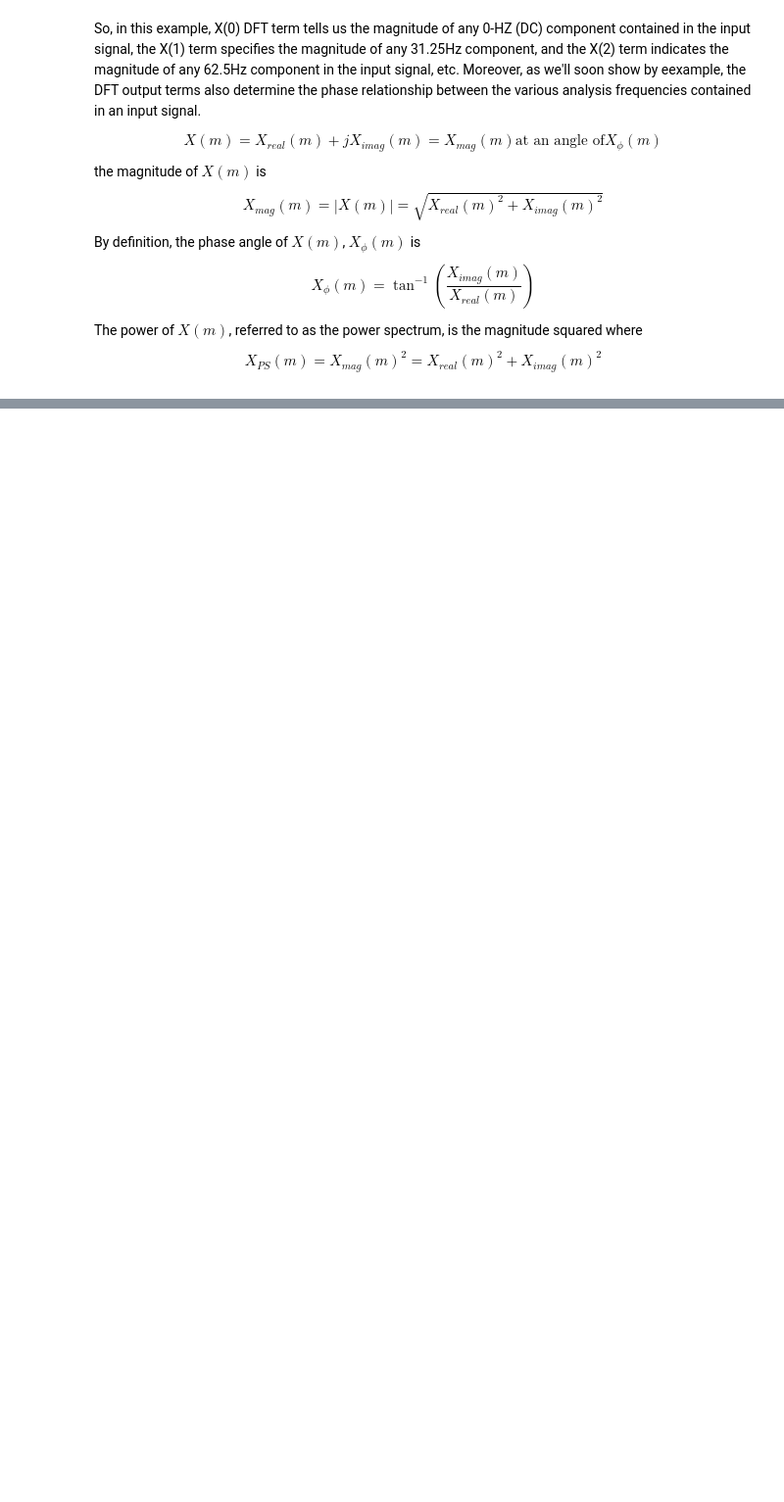
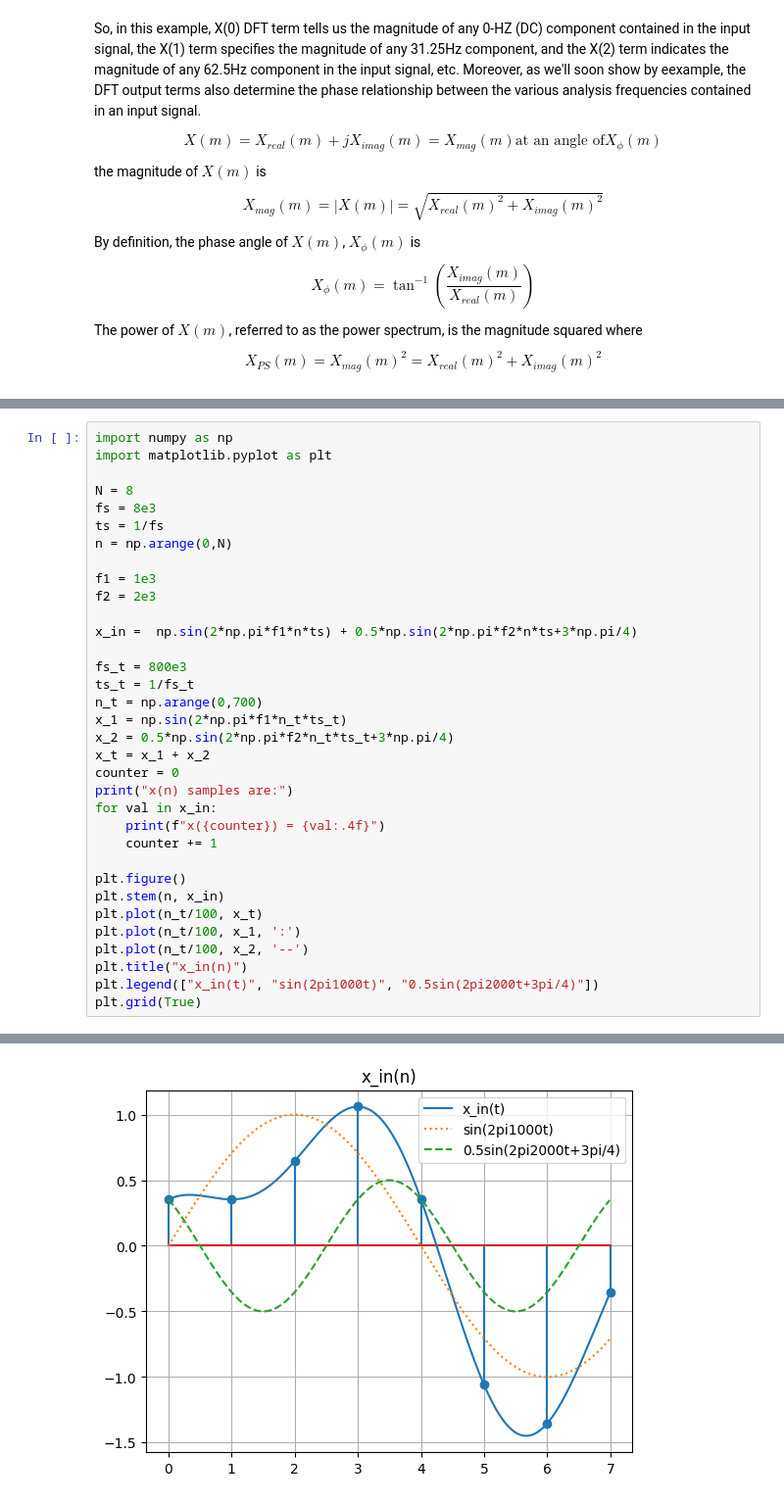
Before and after one commit to nunoatmoreira/SDR, a Jupyter notebook: 3-discrete-fourier-transform.ipynb, the cells around one changed output, grey strips where cells are left out. Shown: that part at 98% size. Drawn from its saved outputs; the diff is of its cells as text; blank space fills up the shorter version.

```diff
--- a/3-discrete-fourier-transform.ipynb
+++ b/3-discrete-fourier-transform.ipynb
@@ -113,0 +126,35 @@ $$
+# %%
+import numpy as np
+import matplotlib.pyplot as plt
+
+N = 8
+fs = 8e3
+ts = 1/fs
+n = np.arange(0,N)
+
+f1 = 1e3
+f2 = 2e3
+
+x_in =  np.sin(2*np.pi*f1*n*ts) + 0.5*np.sin(2*np.pi*f2*n*ts+3*np.pi/4)
+
+fs_t = 800e3
+ts_t = 1/fs_t
+n_t = np.arange(0,700)
+x_1 = np.sin(2*np.pi*f1*n_t*ts_t)
+x_2 = 0.5*np.sin(2*np.pi*f2*n_t*ts_t+3*np.pi/4)
+x_t = x_1 + x_2
+counter = 0
+print("x(n) samples are:")
+for val in x_in:
+    print(f"x({counter}) = {val:.4f}")
+    counter += 1
+
+plt.figure()
+plt.stem(n, x_in)
+plt.plot(n_t/100, x_t)
+plt.plot(n_t/100, x_1, ':')
+plt.plot(n_t/100, x_2, '--')
+plt.title("x_in(n)")
+plt.legend(["x_in(t)", "sin(2pi1000t)", "0.5sin(2pi2000t+3pi/4)"])
+plt.grid(True)
+# %% [output]
@@ -113,0 +170 @@ $$
+[figure, added]
```
Also changed, not shown: parts of 46 cells of this notebook, 3 other files.
